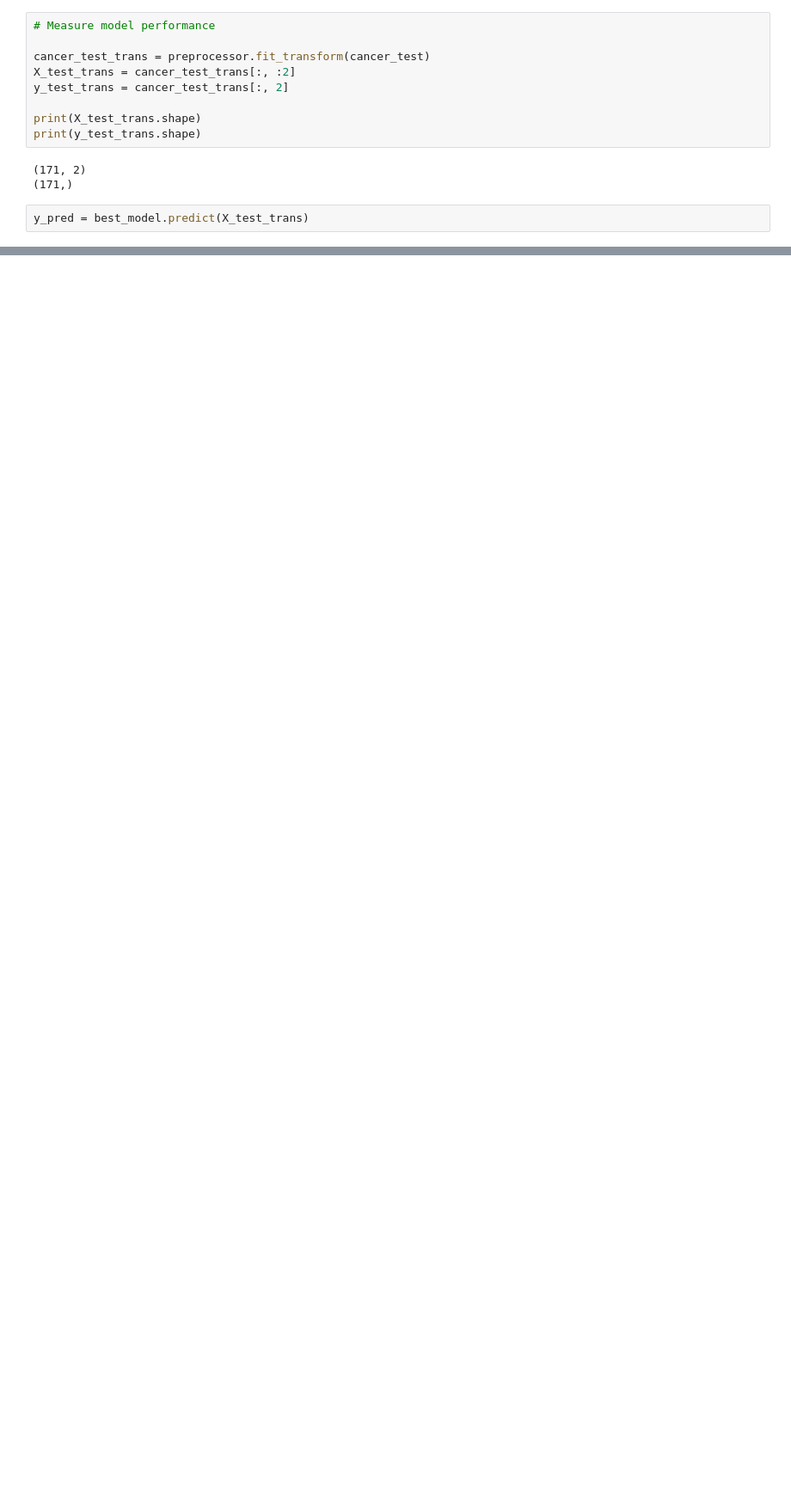
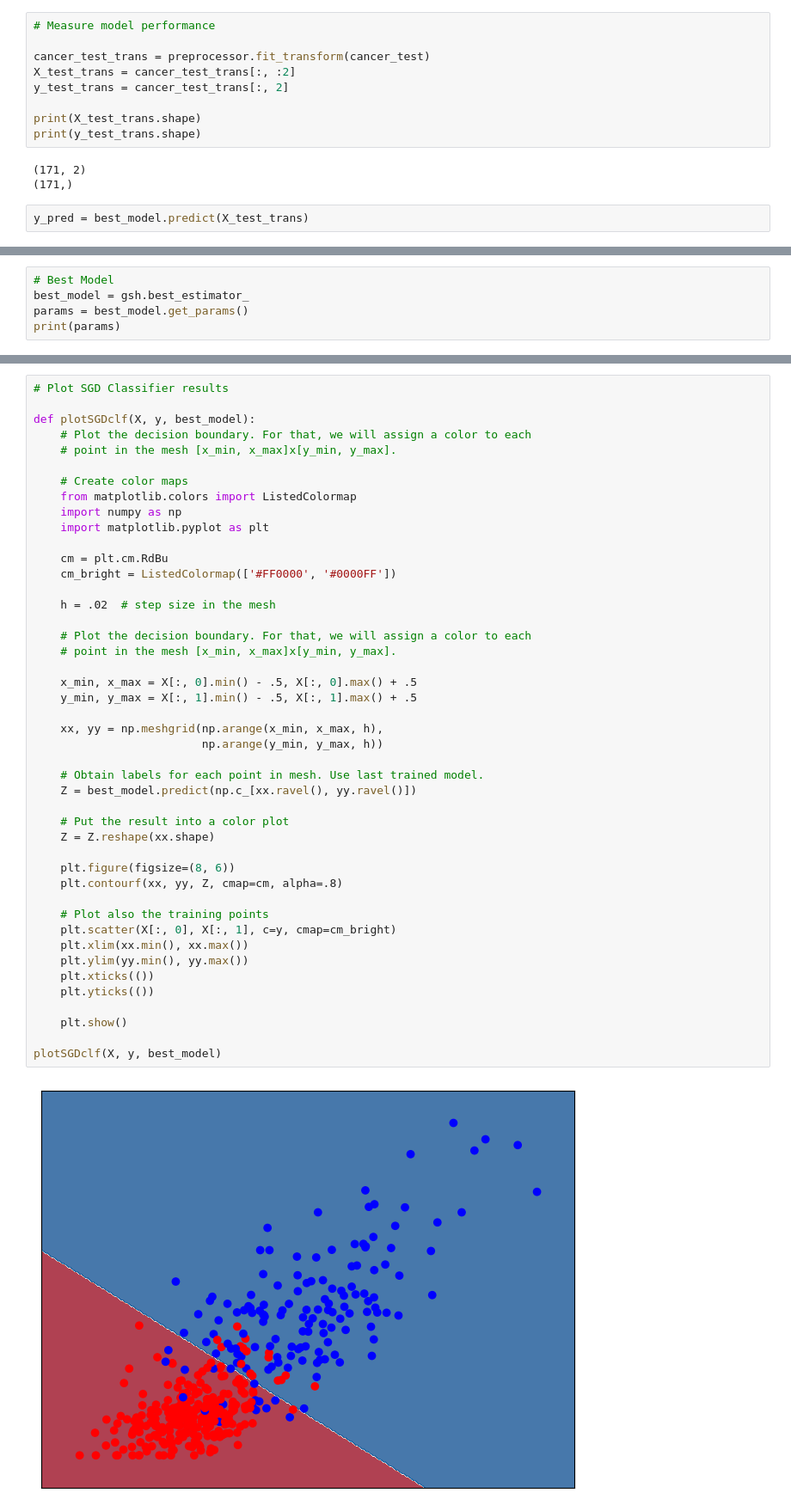
Before and after one commit to aguimorefran/handson-ml, a Jupyter notebook: ch5-svm/exercise-cancer.ipynb, the cells around one changed output, grey strips where cells are left out. Shown at 86% size. Drawn from its saved outputs; the diff is of its cells as text; blank space fills up the shorter version.

```diff
--- a/ch5-svm/exercise-cancer.ipynb
+++ b/ch5-svm/exercise-cancer.ipynb
@@ -246,0 +332,5 @@ plt.show()
+# %%
+# Best Model
+best_model = gsh.best_estimator_
+params = best_model.get_params()
+print(params)
@@ -246,0 +339,47 @@ plt.show()
+# %%
+# Plot SGD Classifier results
+
+def plotSGDclf(X, y, best_model):
+    # Plot the decision boundary. For that, we will assign a color to each
+    # point in the mesh [x_min, x_max]x[y_min, y_max].
+
+    # Create color maps
+    from matplotlib.colors import ListedColormap
+    import numpy as np
+    import matplotlib.pyplot as plt
+
+    cm = plt.cm.RdBu
+    cm_bright = ListedColormap(['#FF0000', '#0000FF'])
+
+    h = .02  # step size in the mesh
+
+    # Plot the decision boundary. For that, we will assign a color to each
+    # point in the mesh [x_min, x_max]x[y_min, y_max].
+
+    x_min, x_max = X[:, 0].min() - .5, X[:, 0].max() + .5
+    y_min, y_max = X[:, 1].min() - .5, X[:, 1].max() + .5
+
+    xx, yy = np.meshgrid(np.arange(x_min, x_max, h),
+                         np.arange(y_min, y_max, h))
+
+    # Obtain labels for each point in mesh. Use last trained model.
+    Z = best_model.predict(np.c_[xx.ravel(), yy.ravel()])
+
+    # Put the result into a color plot
+    Z = Z.reshape(xx.shape)
+
+    plt.figure(figsize=(8, 6))
+    plt.contourf(xx, yy, Z, cmap=cm, alpha=.8)
+
+    # Plot also the training points
+    plt.scatter(X[:, 0], X[:, 1], c=y, cmap=cm_bright)
+    plt.xlim(xx.min(), xx.max())
+    plt.ylim(yy.min(), yy.max())
+    plt.xticks(())
+    plt.yticks(())
+
+    plt.show()
+
+plotSGDclf(X, y, best_model)
+# %% [output]
+[figure, added]
```
Also changed, not shown: parts of 15 cells of this notebook.
